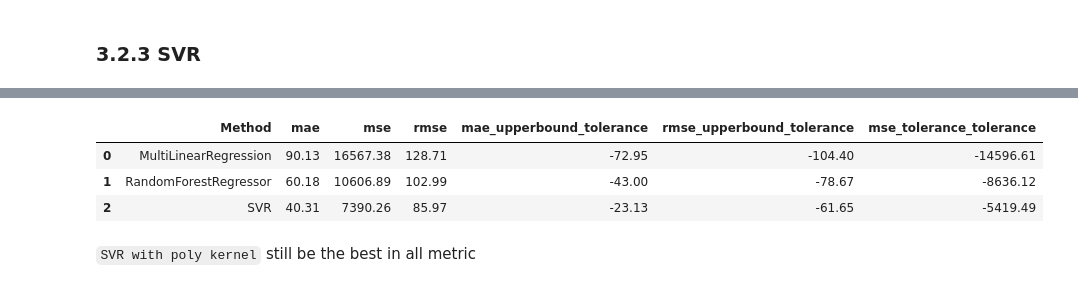
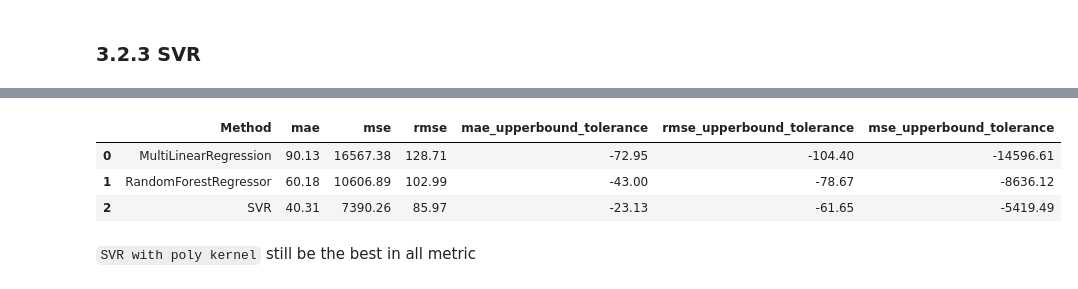
Before and after one commit to KanjiroReal/Vietnam-Storm-Damage-analysis, a Jupyter notebook: ML.ipynb, the cells around one changed output, grey strips where cells are left out. Cells and saved outputs as stored; diff of their text form; code cells hidden in the pictures.

```diff
--- a/ML.ipynb
+++ b/ML.ipynb
@@ -491,31 +491,31 @@ eval_values
 # %%
 # compare metrics value
 def highlight_max(s):
     is_max = s == s.max()
     return ['color: red' if v else '' for v in is_max]
 
 def highlight_min(s):
     is_min = s == s.min()
     return ['color: red' if v else '' for v in is_min]
 
 def highlight_row(row, selected_method):
     return ['background-color: black;' if row['Method'] in selected_method else ''
             for _ in row]
 
 selected_method = [i_svm.__class__.__name__]
 eval_value_df = pd.DataFrame(evaluate_dict).T.reset_index().rename(columns={"index":"Method"})
 
 eval_value_df = (
     eval_value_df.style
-    .apply(highlight_max, subset=["mae_upperbound_tolerance", "rmse_upperbound_tolerance", "mse_tolerance_tolerance"])
+    .apply(highlight_max, subset=["mae_upperbound_tolerance", "rmse_upperbound_tolerance", "mse_upperbound_tolerance"])
     .apply(highlight_min, subset=["mae", "mse", "rmse"])
     .apply(lambda row: highlight_row(row, selected_method), axis=1 )
     .format(precision=2)
 )
 
 eval_value_df
 # %% [output]
-|  | Method | mae | mse | rmse | mae_upperbound_tolerance | rmse_upperbound_tolerance | mse_tolerance_tolerance |
+|  | Method | mae | mse | rmse | mae_upperbound_tolerance | rmse_upperbound_tolerance | mse_upperbound_tolerance |
 | 0 | MultiLinearRegression | 90.13 | 16567.38 | 128.71 | -72.95 | -104.40 | -14596.61 |
 | 1 | RandomForestRegressor | 60.18 | 10606.89 | 102.99 | -43.00 | -78.67 | -8636.12 |
 | 2 | SVR | 40.31 | 7390.26 | 85.97 | -23.13 | -61.65 | -5419.49 |
```
Also changed, not shown: parts of 11 cells of this notebook.
